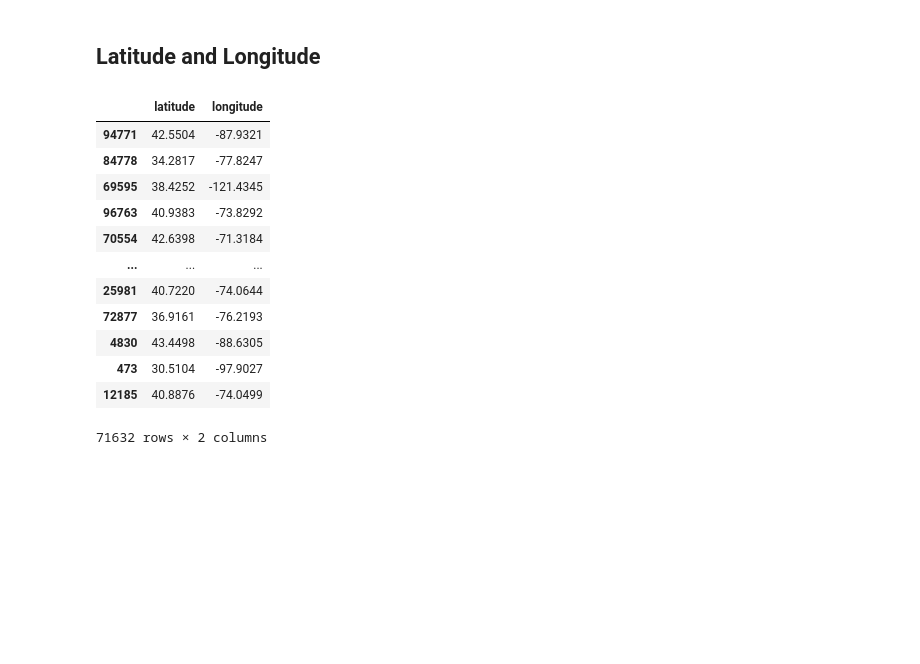
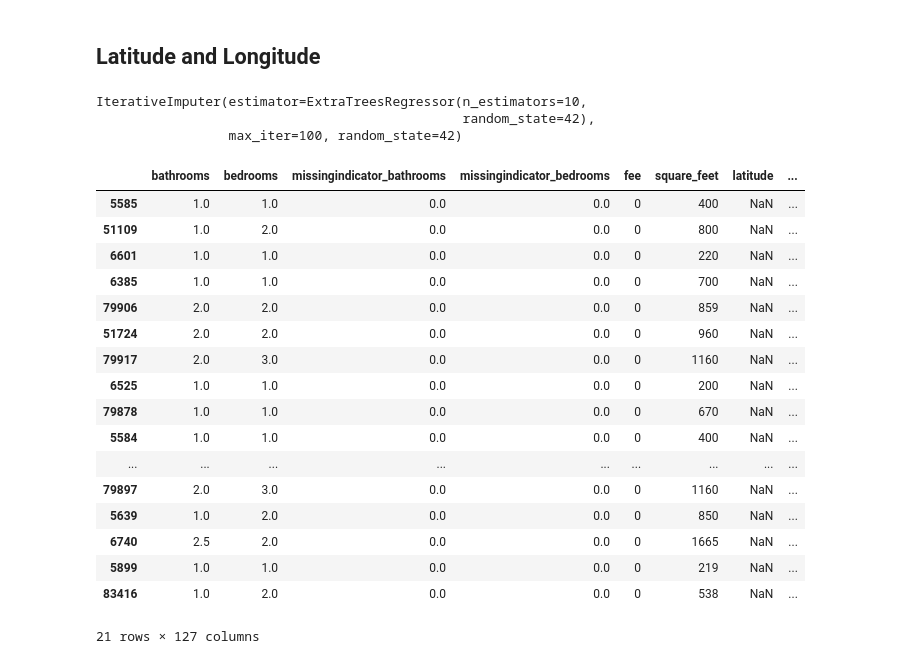
Before and after one commit to Hanif-Imaduddin/Apartement-Price-Prediction-with-Random-Forest, a Jupyter notebook: Apartement Rent Data - 2.ipynb, the cells around one changed output. Drawn from its saved outputs; the diff is of its cells as text; code cells hidden in the pictures; blank space fills up the shorter version.

```diff
--- a/Apartement Rent Data - 2.ipynb
+++ b/Apartement Rent Data - 2.ipynb
@@ -347,18 +353,14 @@ X_train.shape,X_test.shape
 # %% [markdown]
 ## Latitude and Longitude
 # %%
-X_train[['latitude','longitude']]
+ll_imputer = IterativeImputer(
+    estimator=ExtraTreesRegressor(n_estimators=10,random_state=42),
+    max_iter=100,
+    random_state=42
+)
-# %% [output]
-|  | latitude | longitude |
-| 94771 | 42.5504 | -87.9321 |
-| 84778 | 34.2817 | -77.8247 |
-| 69595 | 38.4252 | -121.4345 |
-| 96763 | 40.9383 | -73.8292 |
-| 70554 | 42.6398 | -71.3184 |
-| ... | ... | ... |
-| 25981 | 40.7220 | -74.0644 |
-| 72877 | 36.9161 | -76.2193 |
-| 4830 | 43.4498 | -88.6305 |
-| 473 | 30.5104 | -97.9027 |
-| 12185 | 40.8876 | -74.0499 |
-71632 rows × 2 columns
+# %%
+ll_imputer.fit(X_train)
+# %% [output]
+IterativeImputer(estimator=ExtraTreesRegressor(n_estimators=10,
+                                               random_state=42),
+                 max_iter=100, random_state=42)
@@ -364,0 +369,24 @@ X_train[['latitude','longitude']]
+# %%
+latitude_na = X_train.latitude.isna()
+longitude_na = X_train.longitude.isna()
+# %%
+X_train[latitude_na]
+# %% [output]
+|  | bathrooms | bedrooms | missingindicator_bathrooms | missingindicator_bedrooms | fee | square_feet | latitude | ... |
+| 5585 | 1.0 | 1.0 | 0.0 | 0.0 | 0 | 400 | NaN | ... |
+| 51109 | 1.0 | 2.0 | 0.0 | 0.0 | 0 | 800 | NaN | ... |
+| 6601 | 1.0 | 1.0 | 0.0 | 0.0 | 0 | 220 | NaN | ... |
+| 6385 | 1.0 | 1.0 | 0.0 | 0.0 | 0 | 700 | NaN | ... |
+| 79906 | 2.0 | 2.0 | 0.0 | 0.0 | 0 | 859 | NaN | ... |
+| 51724 | 2.0 | 2.0 | 0.0 | 0.0 | 0 | 960 | NaN | ... |
+| 79917 | 2.0 | 3.0 | 0.0 | 0.0 | 0 | 1160 | NaN | ... |
+| 6525 | 1.0 | 1.0 | 0.0 | 0.0 | 0 | 200 | NaN | ... |
+| 79878 | 1.0 | 1.0 | 0.0 | 0.0 | 0 | 670 | NaN | ... |
+| 5584 | 1.0 | 1.0 | 0.0 | 0.0 | 0 | 400 | NaN | ... |
+| ... | ... | ... | ... | ... | ... | ... | ... | ... |
+| 79897 | 2.0 | 3.0 | 0.0 | 0.0 | 0 | 1160 | NaN | ... |
+| 5639 | 1.0 | 2.0 | 0.0 | 0.0 | 0 | 850 | NaN | ... |
+| 6740 | 2.5 | 2.0 | 0.0 | 0.0 | 0 | 1665 | NaN | ... |
+| 5899 | 1.0 | 1.0 | 0.0 | 0.0 | 0 | 219 | NaN | ... |
+| 83416 | 1.0 | 2.0 | 0.0 | 0.0 | 0 | 538 | NaN | ... |
+21 rows × 127 columns
```
Also changed, not shown: parts of 13 cells of this notebook.
